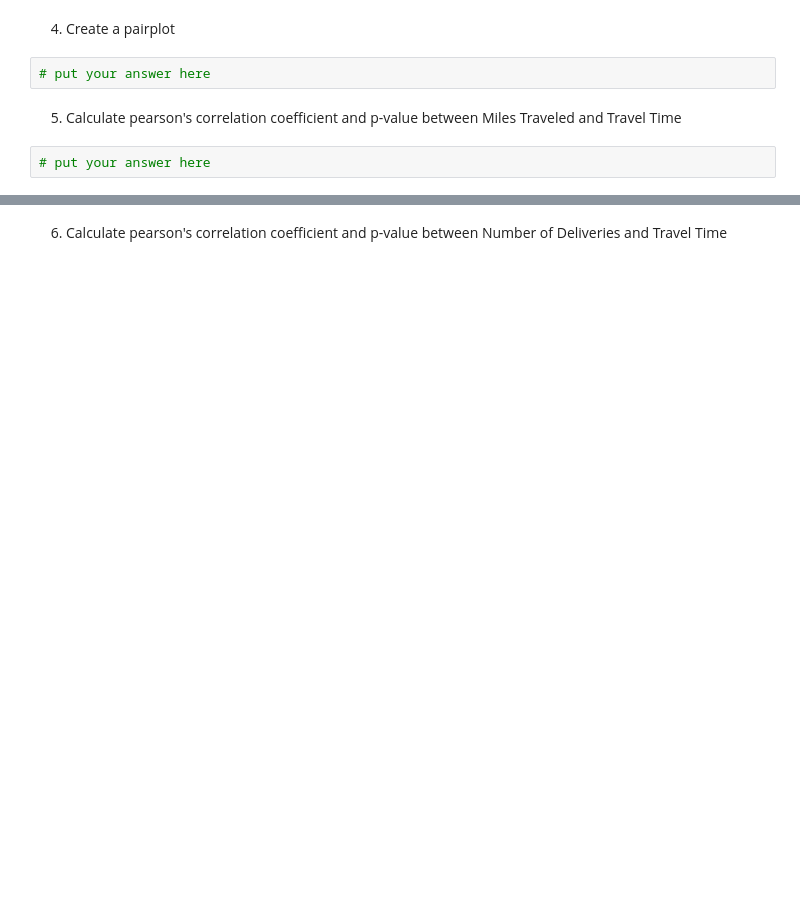
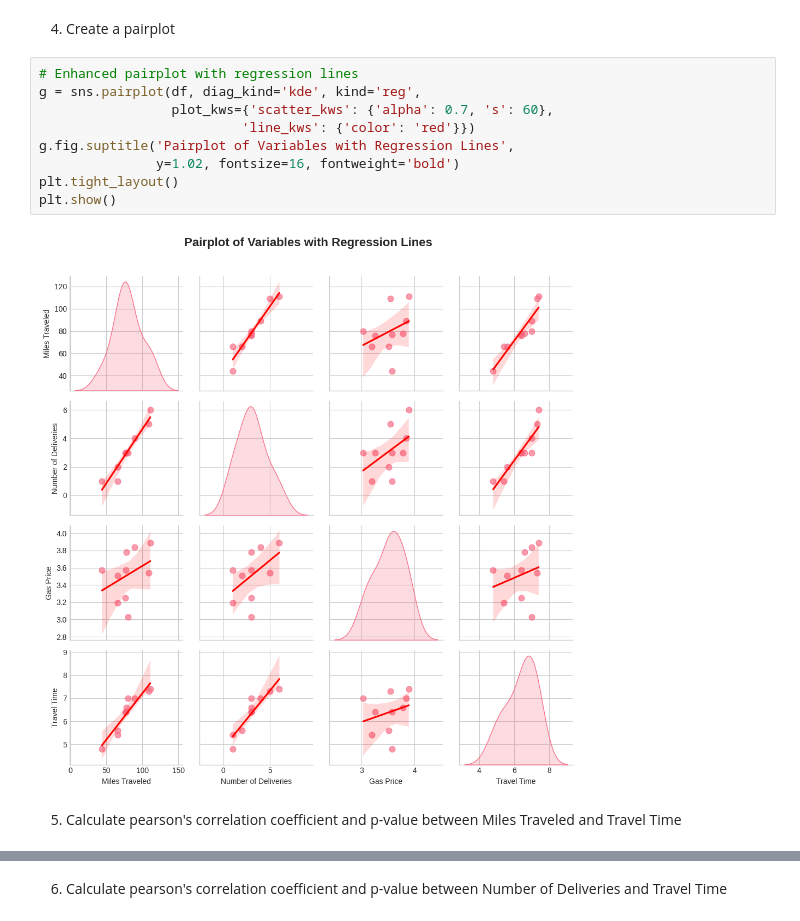
Before and after one commit to flexycode/CCMACLRL_EXERCISES_COM231ML, a Jupyter notebook: Lab/Lab-Exercise-2B/Exercise2B.ipynb, the cells around one changed output, grey strips where cells are left out. Drawn from its saved outputs; the diff is of its cells as text; blank space fills up the shorter version.

```diff
--- a/Lab/Lab-Exercise-2B/Exercise2B.ipynb
+++ b/Lab/Lab-Exercise-2B/Exercise2B.ipynb
@@ -30,8 +77,15 @@ df
 # %% [markdown]
 4. Create a pairplot
-# %%
-# put your answer here
+# %%
+# Enhanced pairplot with regression lines
+g = sns.pairplot(df, diag_kind='kde', kind='reg',
+                 plot_kws={'scatter_kws': {'alpha': 0.7, 's': 60},
+                          'line_kws': {'color': 'red'}})
+g.fig.suptitle('Pairplot of Variables with Regression Lines',
+               y=1.02, fontsize=16, fontweight='bold')
+plt.tight_layout()
+plt.show()
+# %% [output]
+[figure, added]
 # %% [markdown]
 5. Calculate pearson's correlation coefficient and p-value between Miles Traveled and Travel Time
-# %%
-# put your answer here
```
Also changed, not shown: parts of 46 cells of this notebook.
